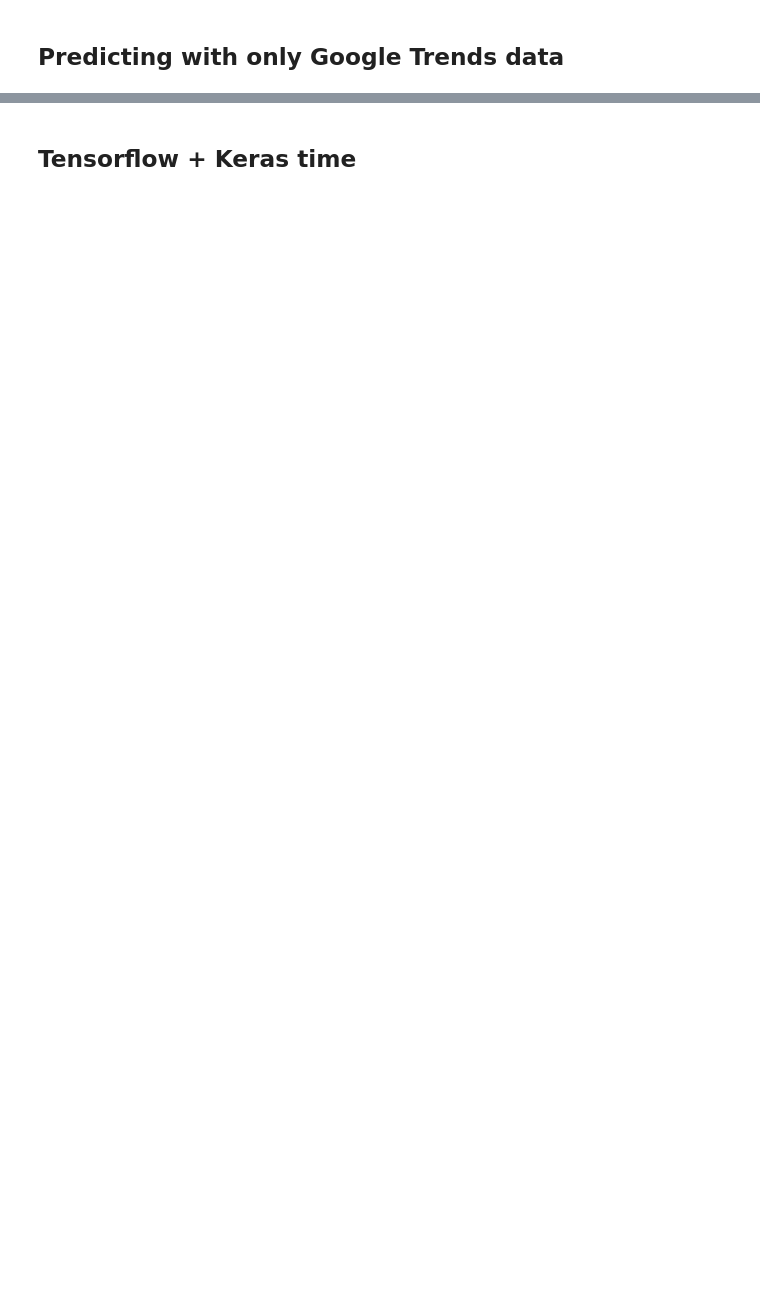
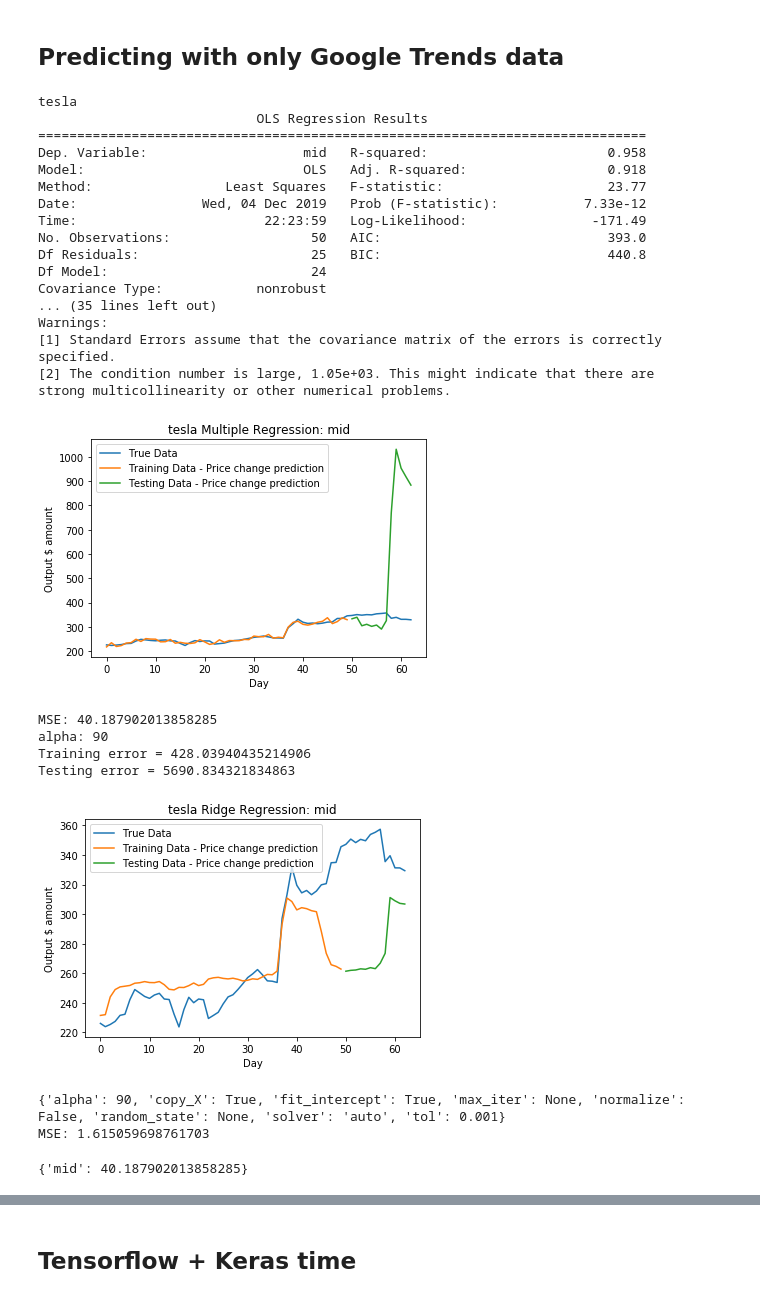
Before and after one commit to edwjchen/StockExploration, a Jupyter notebook: stockbot-Geeling.ipynb, the cells around one changed output, grey strips where cells are left out. Drawn from its saved outputs; the diff is of its cells as text; code cells hidden in the pictures; blank space fills up the shorter version.

```diff
--- a/stockbot-Geeling.ipynb
+++ b/stockbot-Geeling.ipynb
@@ -397,7 +446,7 @@ for company in companies[:5]:
 ## Predicting with only Google Trends data
 # %%
 # Join data together, train various models
-for company in companies[:5]:
+for company in companies[:1]:
     print(company)
     # Get specific company data
     df_all_data = getOverlapDateData(company, dict_stocks, df_trends)
@@ -429,36 +478,62 @@ for company in companies[:5]:
     df_all_data = df_all_data.iloc[::-1]
 
     # Split into training and testing data
     df_all_data_train = df_all_data[:50]
     df_all_data_test = df_all_data[50:]
 
 
     parameter_type="onlyTrends"
     MSE_dict[company]["MultipleRegression"][parameter_type] = {}
     MSE_dict[company]["RidgeRegression"][parameter_type] = {}
+    y_col='mid'
 
     # Profit prediction:
-    y_col='close'
     close_multiple_regression_res = trainMultipleRegression(y_col, cols, df_all_data_train)
-    MSE = plotMultipleRegressionAndGetMSE(close_multiple_regression_res, y_col, cols, df_all_data, df_all_data_train, df_all_data_test)
+    print(close_multiple_regression_res.summary())
+    MSE = plotMultipleRegressionAndGetMSE(company, close_multiple_regression_res, y_col, cols, df_all_data, df_all_data_train, df_all_data_test)
     MSE_dict[company]["MultipleRegression"][parameter_type][y_col] = MSE
     print("MSE:", MSE)
 
     # Standardize the input parameters
     df_standardized_data = df_all_data.copy()
 
     for col in cols:
         df_standardized_data[col] = df_standardized_data[col] / np.std(df_standardized_data[col].values)
 
     # Split into training and testing data
     df_all_data_train = df_standardized_data[:50]
     df_all_data_test = df_standardized_data[50:]
 
 
     # Ridge Regression
-    y_col='close'
-    MSE = trainAndPlotRidgeRegressionAndReturnMSE(y_col, cols, df_all_data_train, df_all_data_test)
+    MSE = trainAndPlotRidgeRegressionAndReturnMSE(company, y_col, cols, df_all_data_train, df_all_data_test)
     MSE_dict[company]["RidgeRegression"][parameter_type][y_col] = MSE
     print("MSE:", MSE)
+# %% [output]
+tesla
+                            OLS Regression Results
+==============================================================================
+Dep. Variable:                    mid   R-squared:                       0.958
+Model:                            OLS   Adj. R-squared:                  0.918
+Method:                 Least Squares   F-statistic:                     23.77
+Date:                Wed, 04 Dec 2019   Prob (F-statistic):           7.33e-12
+Time:                        22:23:59   Log-Likelihood:                -171.49
+No. Observations:                  50   AIC:                             393.0
+Df Residuals:                      25   BIC:                             440.8
+Df Model:                          24
+Covariance Type:            nonrobust
+... (35 lines left out)
+Warnings:
+[1] Standard Errors assume that the covariance matrix of the errors is correctly specified.
+[2] The condition number is large, 1.05e+03. This might indicate that there are
+strong multicollinearity or other numerical problems.
+[figure, added]
+MSE: 40.187902013858285
+alpha: 90
+Training error = 428.03940435214906
+Testing error = 5690.834321834863
+[figure, added]
+{'alpha': 90, 'copy_X': True, 'fit_intercept': True, 'max_iter': None, 'normalize': False, 'random_state': None, 'solver': 'auto', 'tol': 0.001}
+MSE: 1.615059698761703
 # %%
 def plotMSE(y_col, model):
@@ -476,3 +547,7 @@ plotMSE(y_col, model)
+# %%
+MSE_dict[company][model]['onlyTrends']
+# %% [output]
+{'mid': 40.187902013858285}
 # %%
 y_col = "mid"
 model = "MultipleRegression"
```
Also changed, not shown: parts of 11 cells of this notebook, 1 other file.
